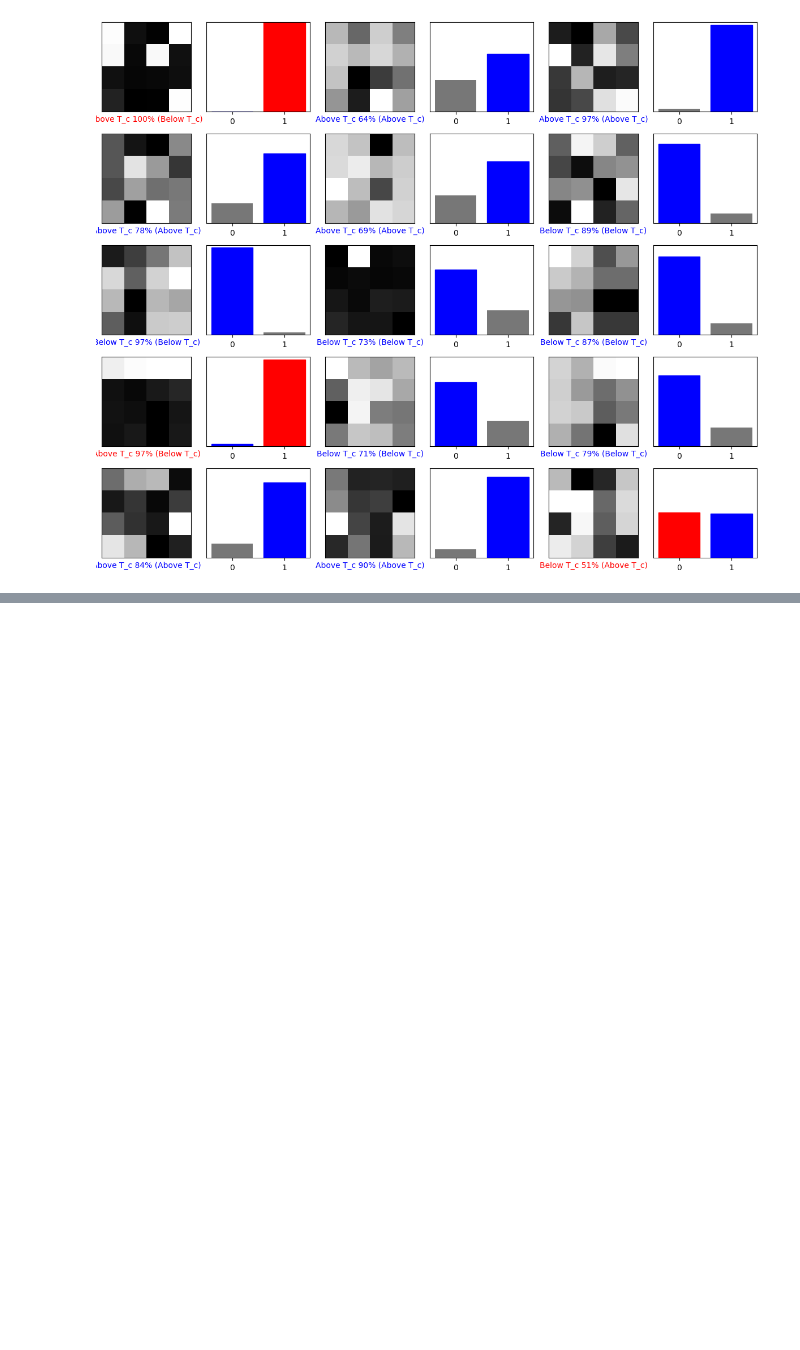
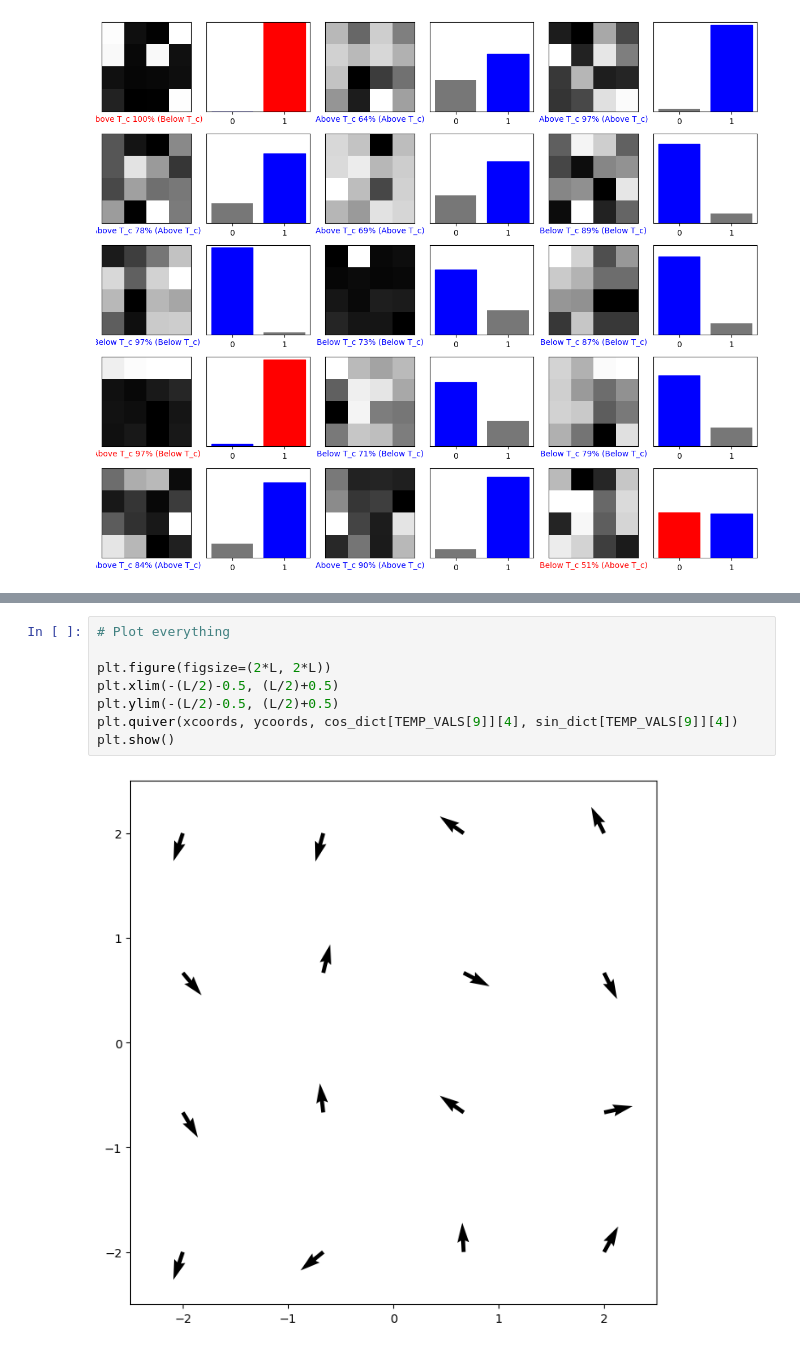
Before and after one commit to julian-calder/phys-704, a Jupyter notebook: notebooks/image_generation.ipynb, the cells around one changed output, grey strips where cells are left out. Cells and saved outputs as stored; diff of their text form; blank space fills up the shorter version.

```diff
--- a/notebooks/image_generation.ipynb
+++ b/notebooks/image_generation.ipynb
@@ -679,0 +875,10 @@ plt.show()
+# %%
+# Plot everything
+
+plt.figure(figsize=(2*L, 2*L))
+plt.xlim(-(L/2)-0.5, (L/2)+0.5)
+plt.ylim(-(L/2)-0.5, (L/2)+0.5)
+plt.quiver(xcoords, ycoords, cos_dict[TEMP_VALS[9]][4], sin_dict[TEMP_VALS[9]][4])
+plt.show()
+# %% [output]
+[figure, added]
```
Also changed, not shown: parts of 6 cells of this notebook, 3 other files.
